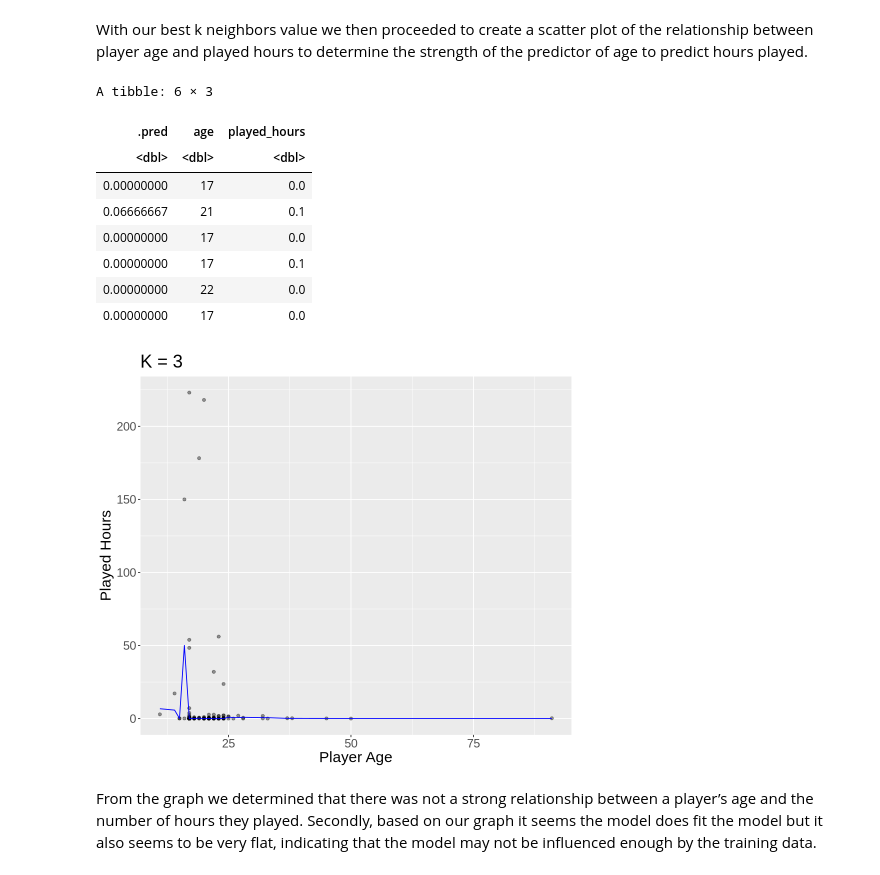
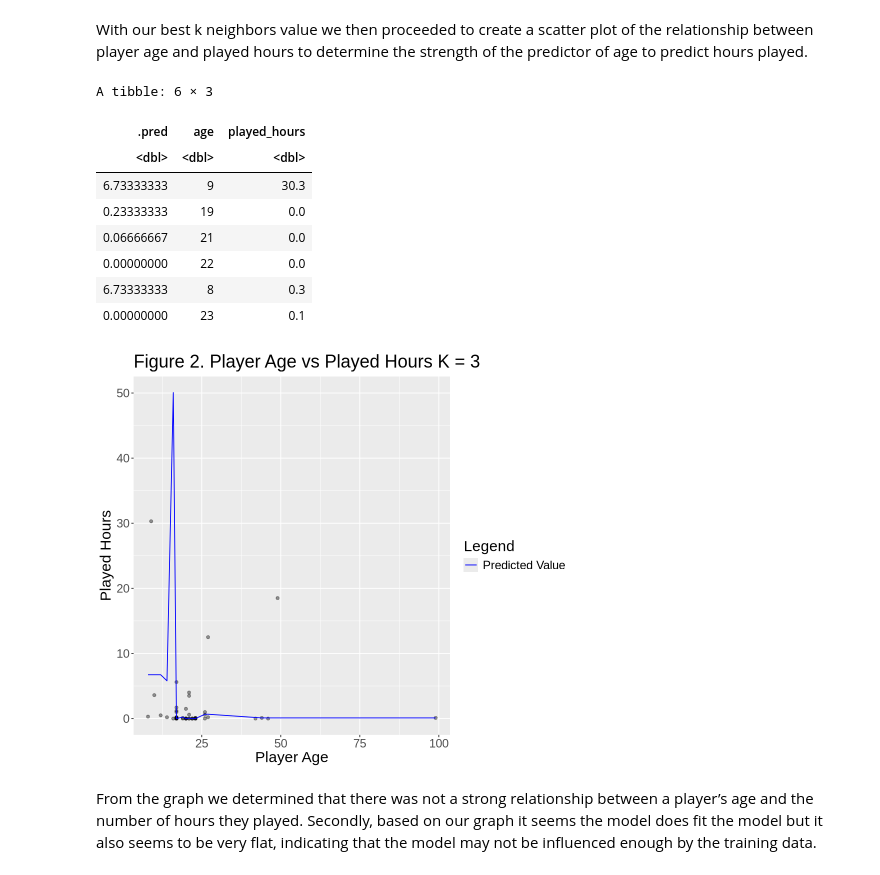
Before and after one commit to dzhen2023/dsci-100-2024w1-group-009-12, a Jupyter notebook: Report/Report.ipynb, the cells around one changed output. Drawn from its saved outputs; the diff is of its cells as text; code cells hidden in the pictures.

```diff
--- a/Report/Report.ipynb
+++ b/Report/Report.ipynb
@@ -95,11 +97,17 @@ We first create a scatter plot of  total hours played versus player age with exp
 # %%
+set.seed(411)
+
+split <- initial_split(tidy_plaicraft, prop = 0.75, strata = played_hours)
+training <- training(split)
+training
+
 options(repr.plot.height = 12, repr.plot.width = 12)
-age_plot <- tidy_plaicraft |>
+age_plot <- training |>
    ggplot(aes(x = age, y = played_hours, colour = experience, shape = experience)) +
    geom_point() +
    labs(x = "Player Age",
     	y = "Total Hours Played",
-    	title = "Player Age versus Total Hours Played",
+    	title = "Figure 1. Player Age versus Total Hours Played",
         colour = "Experience of Player",
         shape = "Experience of Player") +
    theme(text = element_text(size = 16))
@@ -245,37 +263,36 @@ With our best k neighbors value we then proceeded to create a scatter plot of th
 # %%
 set.seed(411)
 options(repr.plot.width=8, repr.plot.height=7)
 
 age_prediction_grid <- tibble(age = seq(from = players_data |> select(age) |> min(),
                                     	to = players_data|> select(age) |> max(), by = 10))
 
 age_preds <- age_best_fit|>
-predict(age_training)|>
-bind_cols(age_training)
+predict(age_testing)|>
+bind_cols(age_testing)
 
 head(age_preds)
 
 age_plot <- age_preds|>
 	ggplot(aes(x= age, y=played_hours))+
 	geom_point(alpha = 0.4)+
-	geom_line(data = age_preds, mapping =aes(x=age,y=.pred),
-          	color="blue")+
-	labs(x="Player Age", y= "Played Hours", title= "Player Age vs Played Hours")+
-	ggtitle(paste0("K = ", kmin))+
+	geom_line(data = age_preds, mapping =aes(x=age,y=.pred, color = "Predicted Value")) +
+    scale_color_manual(name = "Legend", values = c("Predicted Value" = "blue")) +
+	labs(x="Player Age", y= "Played Hours")+
+	ggtitle(paste0("Figure 2. Player Age vs Played Hours K = ", kmin))+
 	theme(text = element_text(size = 18))
-
 age_plot
 # %% [output]
 A tibble: 6 × 3
 | .pred | age | played_hours |
 | <dbl> | <dbl> | <dbl> |
-| 0.00000000 | 17 | 0.0 |
-| 0.06666667 | 21 | 0.1 |
-| 0.00000000 | 17 | 0.0 |
-| 0.00000000 | 17 | 0.1 |
+| 6.73333333 | 9 | 30.3 |
+| 0.23333333 | 19 | 0.0 |
+| 0.06666667 | 21 | 0.0 |
 | 0.00000000 | 22 | 0.0 |
-| 0.00000000 | 17 | 0.0 |
+| 6.73333333 | 8 | 0.3 |
+| 0.00000000 | 23 | 0.1 |
-[figure, old version]
+[figure, new version]
 # %% [markdown]
 From the graph we determined that there was not a strong relationship between a player’s age and the number of hours they played. Secondly, based on our graph it seems the model does fit the model but it also seems to be very flat, indicating that the model may not be influenced enough by the training data.
 # %% [markdown]
```
Also changed, not shown: parts of 20 cells of this notebook.
